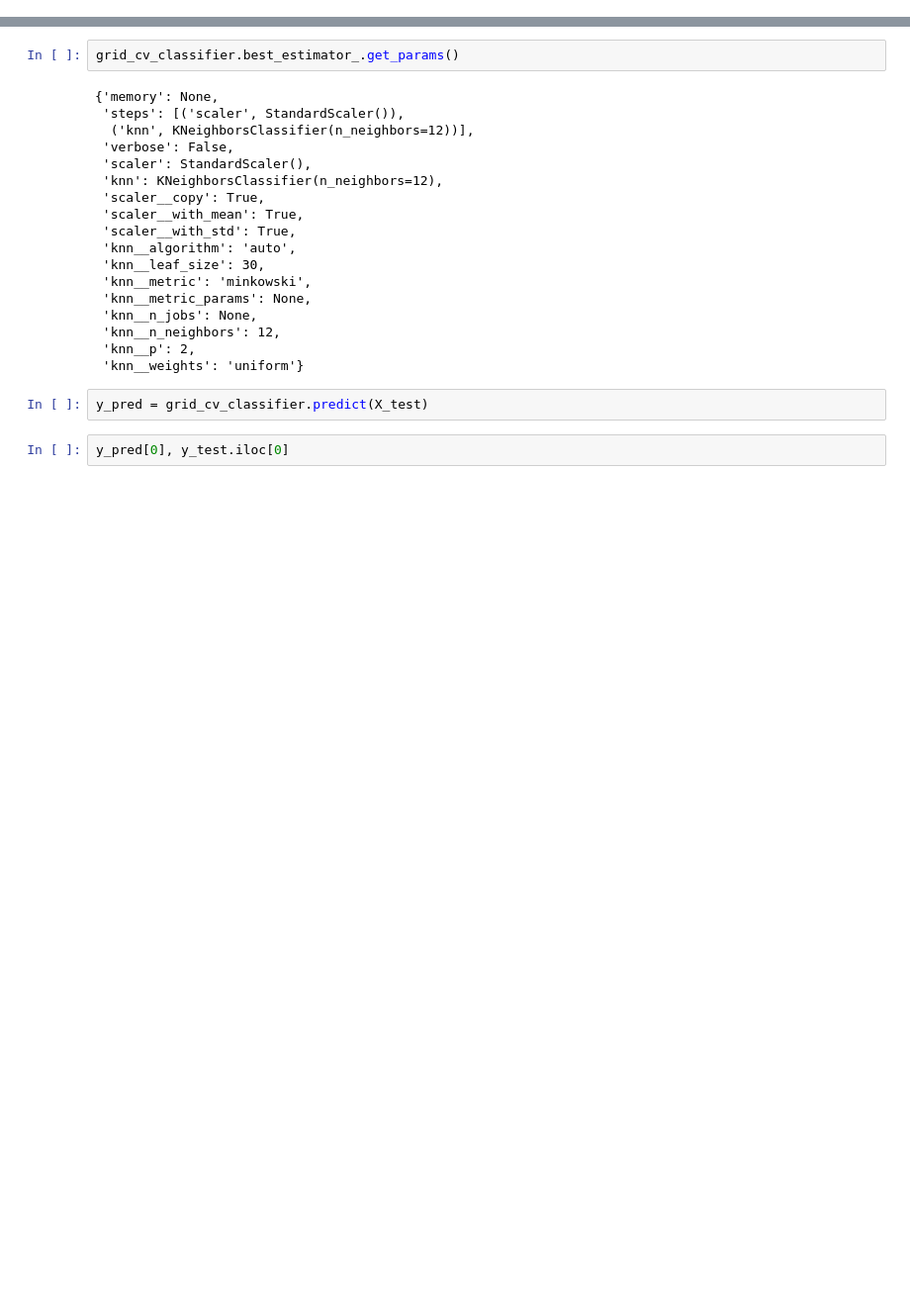
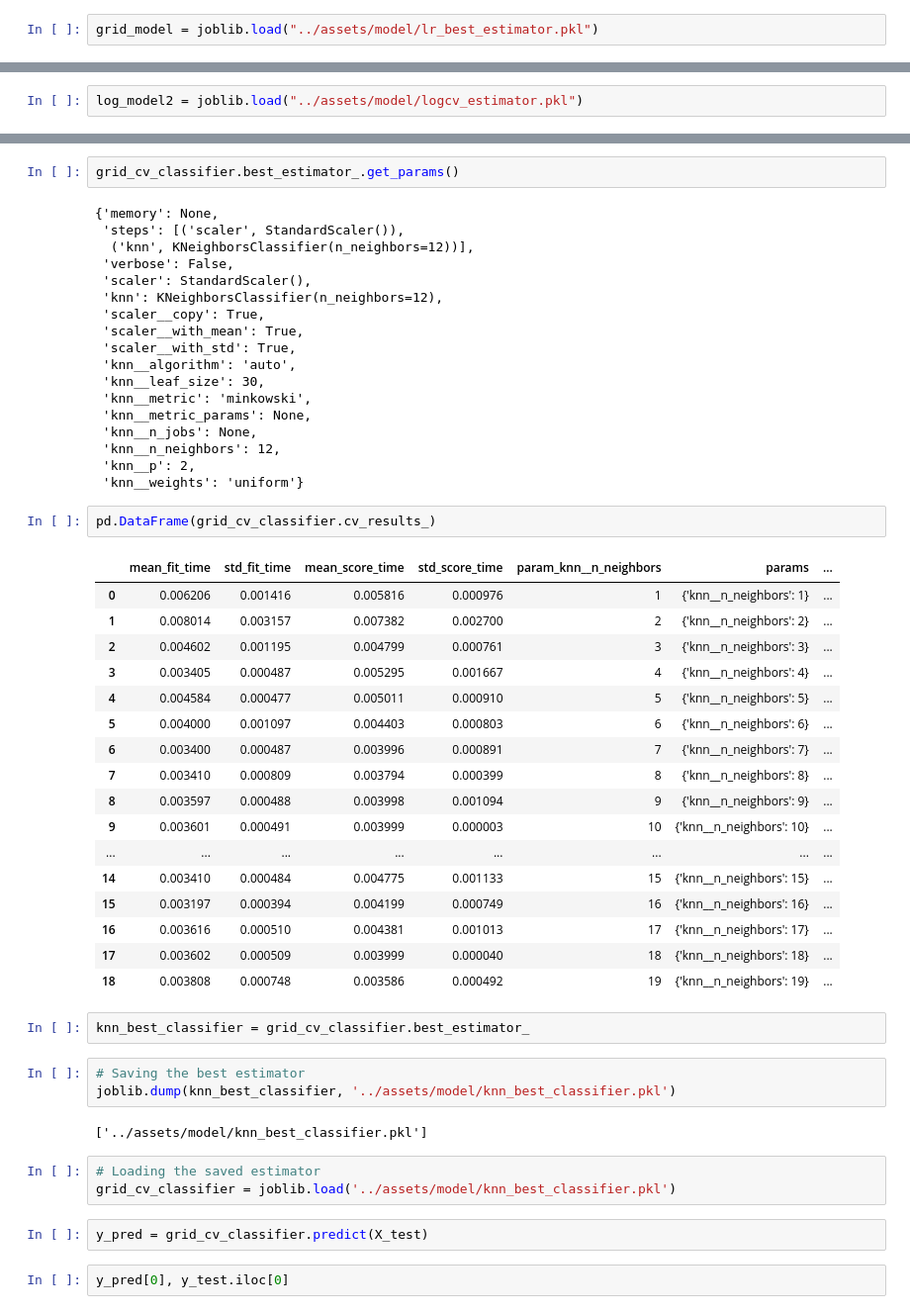
Before and after one commit to rooneyrulz/heart-disease-binary-classifier, a Jupyter notebook: notebook/Project.ipynb, the cells around one changed output, grey strips where cells are left out. Shown at 99% size. Cells and saved outputs as stored; diff of their text form; blank space fills up the shorter version.

Commit message:
saving the best estimators

```diff
--- a/notebook/Project.ipynb
+++ b/notebook/Project.ipynb
@@ -311,3 +320,5 @@ grid_model.best_params_
+# %%
+grid_model = joblib.load("../assets/model/lr_best_estimator.pkl")
 # %%
 y_pred = grid_model.predict(scaled_X_test)
 y_pred
@@ -409,3 +425,5 @@ log_model2.get_params()
+# %%
+log_model2 = joblib.load("../assets/model/logcv_estimator.pkl")
 # %%
 y_pred = log_model2.predict(scaled_X_test)
 # %%
@@ -527,6 +545,36 @@ grid_cv_classifier.best_estimator_.get_params()
  'knn__n_neighbors': 12,
  'knn__p': 2,
  'knn__weights': 'uniform'}
+# %%
+pd.DataFrame(grid_cv_classifier.cv_results_)
+# %% [output]
+|  | mean_fit_time | std_fit_time | mean_score_time | std_score_time | param_knn__n_neighbors | params | ... |
+| 0 | 0.006206 | 0.001416 | 0.005816 | 0.000976 | 1 | {'knn__n_neighbors': 1} | ... |
+| 1 | 0.008014 | 0.003157 | 0.007382 | 0.002700 | 2 | {'knn__n_neighbors': 2} | ... |
+| 2 | 0.004602 | 0.001195 | 0.004799 | 0.000761 | 3 | {'knn__n_neighbors': 3} | ... |
+| 3 | 0.003405 | 0.000487 | 0.005295 | 0.001667 | 4 | {'knn__n_neighbors': 4} | ... |
+| 4 | 0.004584 | 0.000477 | 0.005011 | 0.000910 | 5 | {'knn__n_neighbors': 5} | ... |
+| 5 | 0.004000 | 0.001097 | 0.004403 | 0.000803 | 6 | {'knn__n_neighbors': 6} | ... |
+| 6 | 0.003400 | 0.000487 | 0.003996 | 0.000891 | 7 | {'knn__n_neighbors': 7} | ... |
+| 7 | 0.003410 | 0.000809 | 0.003794 | 0.000399 | 8 | {'knn__n_neighbors': 8} | ... |
+| 8 | 0.003597 | 0.000488 | 0.003998 | 0.001094 | 9 | {'knn__n_neighbors': 9} | ... |
+| 9 | 0.003601 | 0.000491 | 0.003999 | 0.000003 | 10 | {'knn__n_neighbors': 10} | ... |
+| ... | ... | ... | ... | ... | ... | ... | ... |
+| 14 | 0.003410 | 0.000484 | 0.004775 | 0.001133 | 15 | {'knn__n_neighbors': 15} | ... |
+| 15 | 0.003197 | 0.000394 | 0.004199 | 0.000749 | 16 | {'knn__n_neighbors': 16} | ... |
+| 16 | 0.003616 | 0.000510 | 0.004381 | 0.001013 | 17 | {'knn__n_neighbors': 17} | ... |
+| 17 | 0.003602 | 0.000509 | 0.003999 | 0.000040 | 18 | {'knn__n_neighbors': 18} | ... |
+| 18 | 0.003808 | 0.000748 | 0.003586 | 0.000492 | 19 | {'knn__n_neighbors': 19} | ... |
+# %%
+knn_best_classifier = grid_cv_classifier.best_estimator_
+# %%
+# Saving the best estimator
+joblib.dump(knn_best_classifier, '../assets/model/knn_best_classifier.pkl')
+# %% [output]
+['../assets/model/knn_best_classifier.pkl']
+# %%
+# Loading the saved estimator
+grid_cv_classifier = joblib.load('../assets/model/knn_best_classifier.pkl')
 # %%
 y_pred = grid_cv_classifier.predict(X_test)
 # %%
```
Also changed, not shown: parts of 5 cells of this notebook, 5 other files.
